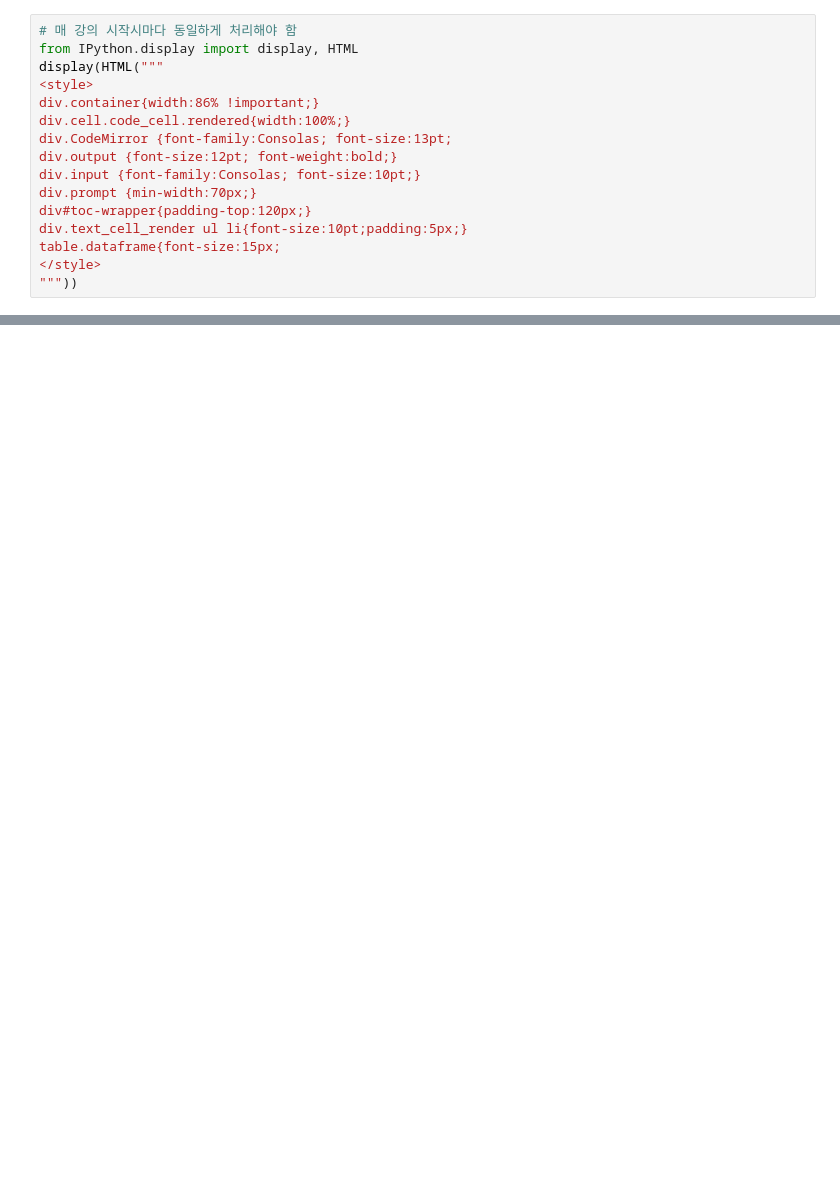
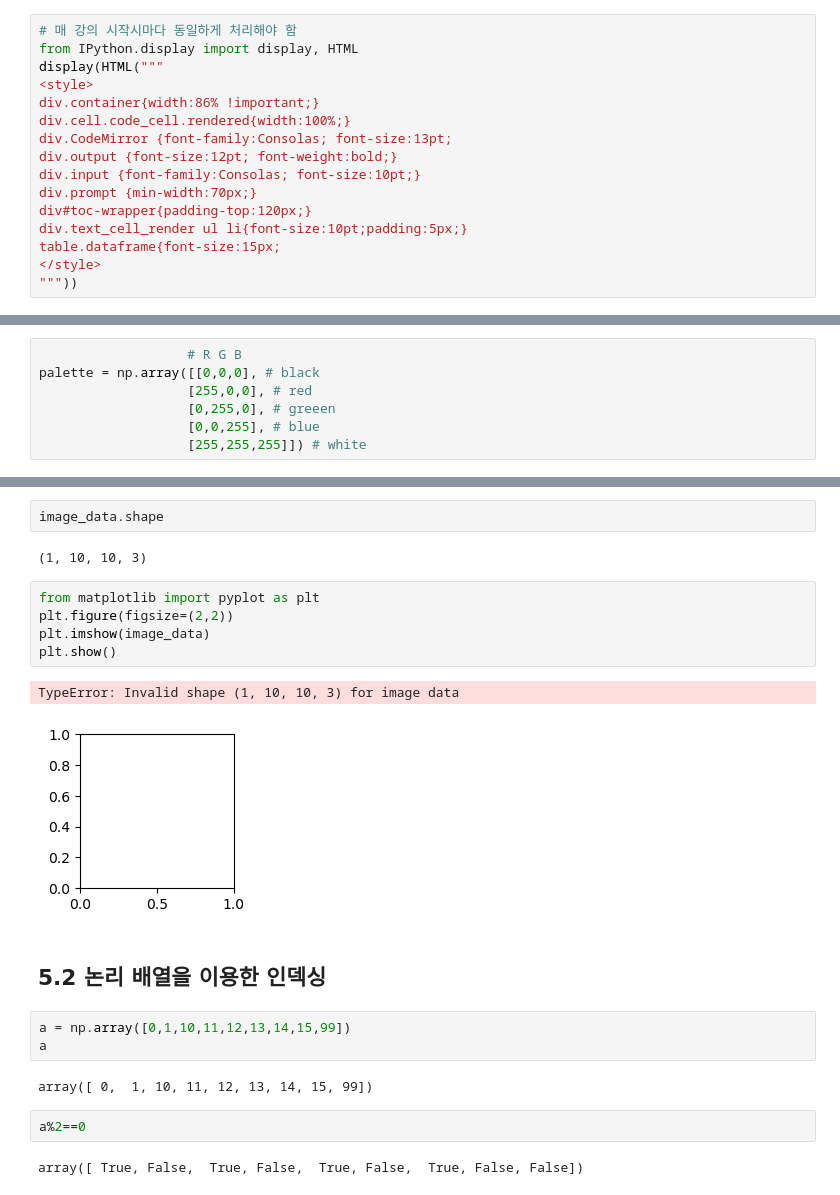
Before and after one commit to waggunet/ai_x, a Jupyter notebook: source/01_python/ch10_N차원배열다루기_4절~6절.ipynb, the cells around one changed output, grey strips where cells are left out. Drawn from its saved outputs; the diff is of its cells as text; blank space fills up the shorter version.

```diff
--- a/source/01_python/ch10_N차원배열다루기_4절~6절.ipynb
+++ b/source/01_python/ch10_N차원배열다루기_4절~6절.ipynb
@@ -19,0 +170,7 @@ table.dataframe{font-size:15px;
+# %%
+                   # R G B
+palette = np.array([[0,0,0], # black
+                   [255,0,0], # red
+                   [0,255,0], # greeen
+                   [0,0,255], # blue
+                   [255,255,255]]) # white
@@ -19,0 +189,23 @@ table.dataframe{font-size:15px;
+# %%
+image_data.shape
+# %% [output]
+(1, 10, 10, 3)
+# %%
+from matplotlib import pyplot as plt
+plt.figure(figsize=(2,2))
+plt.imshow(image_data)
+plt.show()
+# %% [output]
+TypeError: Invalid shape (1, 10, 10, 3) for image data
+[figure, added]
+# %% [markdown]
+## 5.2 논리 배열을 이용한 인덱싱
+# %%
+a = np.array([0,1,10,11,12,13,14,15,99])
+a
+# %% [output]
+array([ 0,  1, 10, 11, 12, 13, 14, 15, 99])
+# %%
+a%2==0
+# %% [output]
+array([ True, False,  True, False,  True, False,  True, False, False])
```
Also changed, not shown: parts of 39 cells of this notebook, 3 other files.
